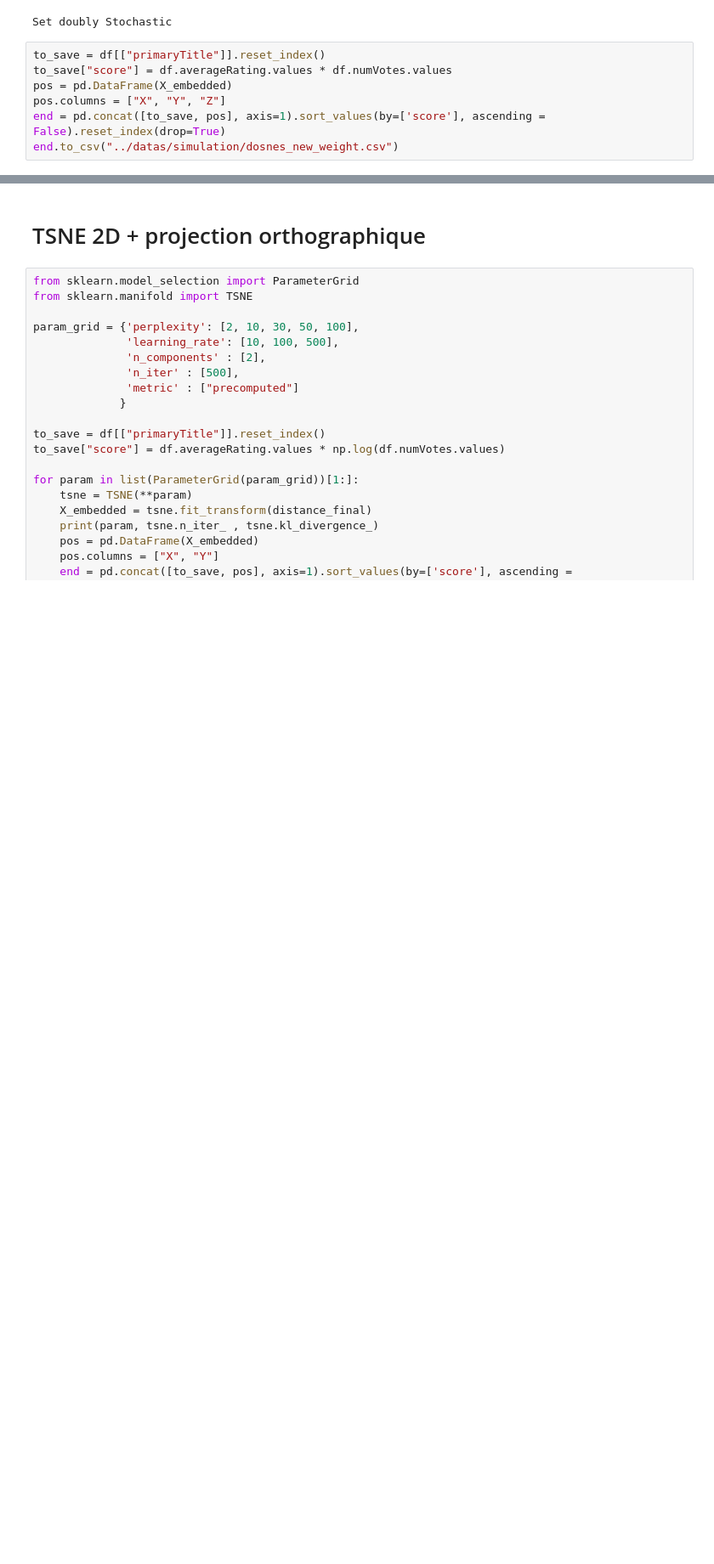
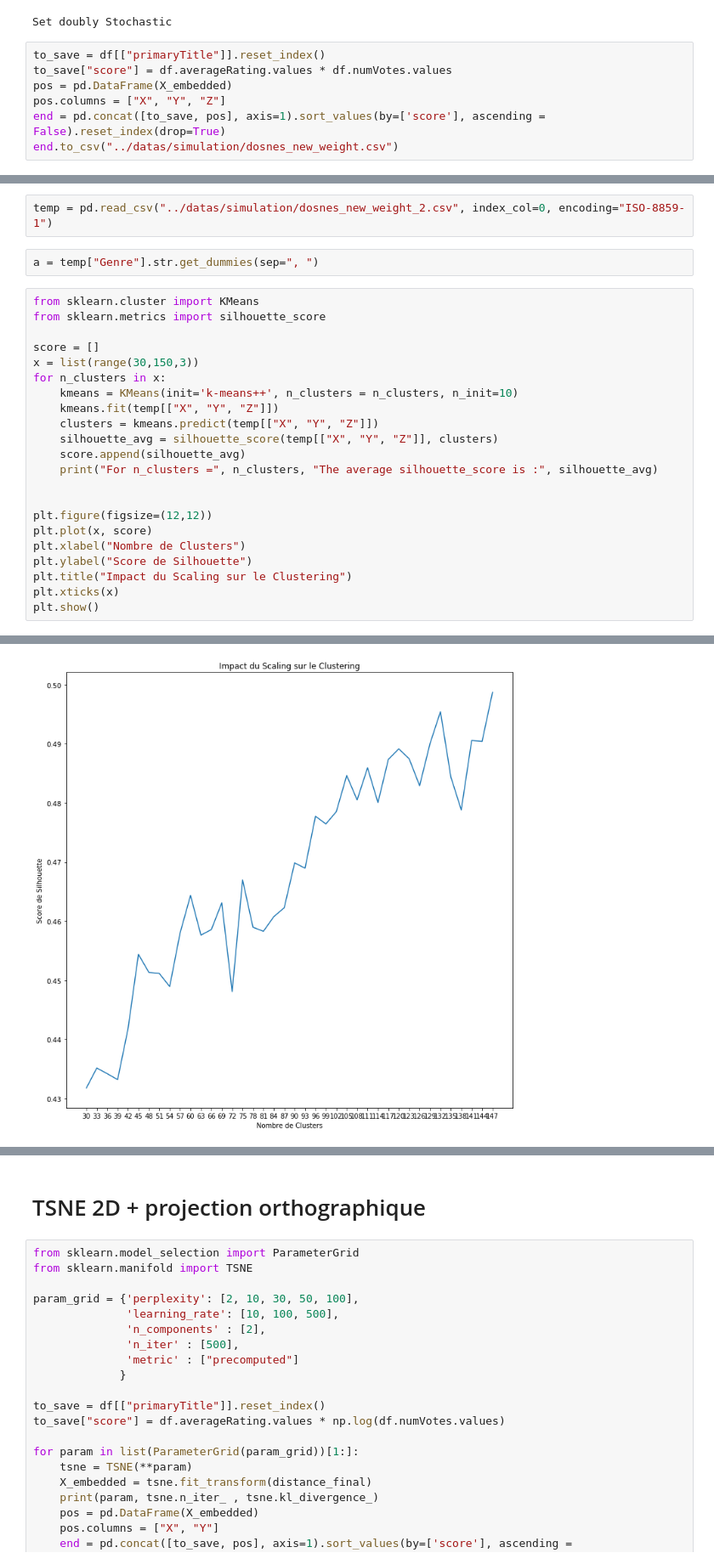
Before and after one commit to Coni63/webGL-movie, a Jupyter notebook: model/Model.ipynb, the cells around one changed output, grey strips where cells are left out. Shown at 85% size. Drawn from its saved outputs; the diff is of its cells as text; blank space fills up the shorter version.

```diff
--- a/model/Model.ipynb
+++ b/model/Model.ipynb
@@ -393,0 +459,27 @@ end.to_csv("../datas/simulation/dosnes_new_weight.csv")
+# %%
+temp = pd.read_csv("../datas/simulation/dosnes_new_weight_2.csv", index_col=0, encoding="ISO-8859-1")
+# %%
+a = temp["Genre"].str.get_dummies(sep=", ")
+# %%
+from sklearn.cluster import KMeans
+from sklearn.metrics import silhouette_score
+
+score = []
+x = list(range(30,150,3))
+for n_clusters in x:
+    kmeans = KMeans(init='k-means++', n_clusters = n_clusters, n_init=10)
+    kmeans.fit(temp[["X", "Y", "Z"]])
+    clusters = kmeans.predict(temp[["X", "Y", "Z"]])
+    silhouette_avg = silhouette_score(temp[["X", "Y", "Z"]], clusters)
+    score.append(silhouette_avg)
+    print("For n_clusters =", n_clusters, "The average silhouette_score is :", silhouette_avg)
+
+
+plt.figure(figsize=(12,12))
+plt.plot(x, score)
+plt.xlabel("Nombre de Clusters")
+plt.ylabel("Score de Silhouette")
+plt.title("Impact du Scaling sur le Clustering")
+plt.xticks(x)
+plt.show()
+# %% [output]
@@ -393,0 +503 @@ end.to_csv("../datas/simulation/dosnes_new_weight.csv")
+[figure, added]
```
Also changed, not shown: parts of 15 cells of this notebook, 1 other file.
